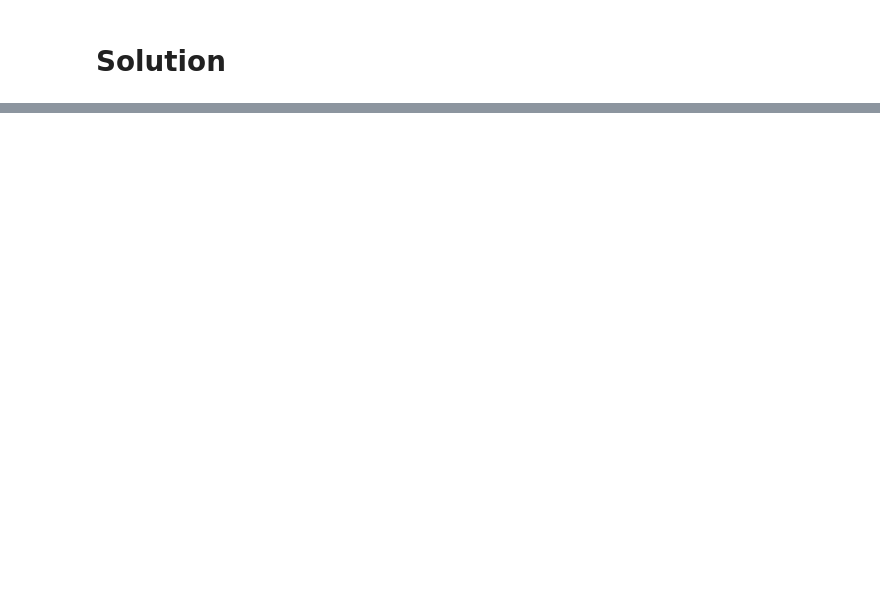
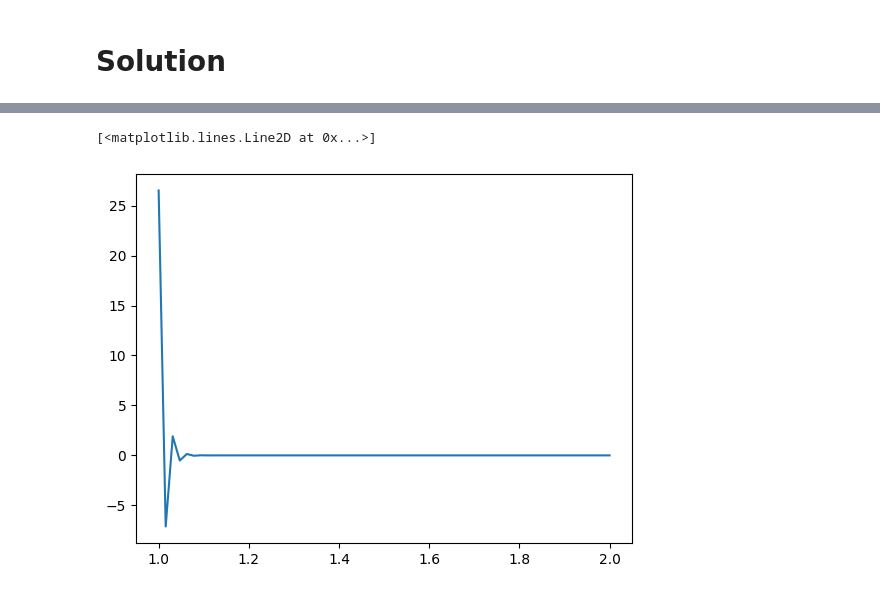
Before and after one commit to Riky2014/Tesi, a Jupyter notebook: 1d_hemo_solver_branch.ipynb, the cells around one changed output, grey strips where cells are left out. Cells and saved outputs as stored; diff of their text form; code cells hidden in the pictures; blank space fills up the shorter version.

```diff
--- a/1d_hemo_solver_branch.ipynb
+++ b/1d_hemo_solver_branch.ipynb
@@ -262,9 +258,9 @@ def compute_branch_value(Ah_1, Ah_2, Ah_3, qh_1, qh_2, qh_3, uh_old_1, uh_old_2,
 # Initial guess
 # %%
 # Define initial guess
-A0_1 = 4e-4
-A0_2 = 4e-4
-A0_3 = 5e-4
+A0_1 = 0.126
+A0_2 = 0.126
+A0_3 = 0.126
 
 q0_1 = 0
 q0_2 = 0
@@ -280,9 +276,9 @@ Ah_old_3, qh_old_3 = uh_old_3.split()
 # %% [markdown]
 # Boundary conditon
 # %%
-beta_1 = K_1 * sqrt(A0_1)
-beta_2 = K_2 * sqrt(A0_2)
-beta_3 = K_3 * sqrt(A0_3)
+beta_1 = 0.060606e7
+beta_2 = 0.060606e7
+beta_3 = 0.060606e7
 
 gamma_1 = 0 # see https://www.researchgate.net/publication/37445437_One-dimensional_models_for_blood_flow_in_arteries pag 12 for reference values
 gamma_2 = 2
@@ -298,10 +298,10 @@ outlet_1 = 'near(x[0], 2)'
 outlet_2 = 'near(x[0], 3)'
 
 A_inlet = Ah_old_1(x_inlet)
-q_inlet = inlet_bc(Ah_old_1, qh_old_1, A0_1, K_1, uh_old_1.dx(0), V_der_1, x_inlet)
+q_inlet = inlet_bc(Ah_old_1, qh_old_1, A0_1, beta_1, uh_old_1.dx(0), V_der_1, x_inlet)
 
-A_outlet_1, q_outlet_1 = outlet_bc(Ah_old_2, qh_old_2, A0_2, K_2, uh_old_2.dx(0), V_der_2, x_outlet_1)
-A_outlet_2, q_outlet_2 = outlet_bc(Ah_old_3, qh_old_3, A0_3, K_3, uh_old_3.dx(0), V_der_3, x_outlet_2)
+A_outlet_1, q_outlet_1 = outlet_bc(Ah_old_2, qh_old_2, A0_2, beta_2, uh_old_2.dx(0), V_der_2, x_outlet_1)
+A_outlet_2, q_outlet_2 = outlet_bc(Ah_old_3, qh_old_3, A0_3, beta_3, uh_old_3.dx(0), V_der_3, x_outlet_2)
 
 A_branch_1, A_branch_2, A_branch_3, q_branch_1, q_branch_2, q_branch_3, err, iter = compute_branch_value(Ah_old_1, Ah_old_2, Ah_old_3, qh_old_1, qh_old_2, qh_old_3, uh_old_1, uh_old_2, uh_old_3,x_branch, 1e-4)
 
@@ -349,9 +349,9 @@ for n in (range(round(num_steps))):
   t += dt
 
   # Solve the problem
-  uh_1 = local_branch_solution(bc_1, V_1, Ah_old_1, qh_old_1, A0_1, K_1)
-  uh_2 = local_branch_solution(bc_2, V_2, Ah_old_2, qh_old_2, A0_2, K_2)
-  uh_3 = local_branch_solution(bc_3, V_3, Ah_old_3, qh_old_3, A0_3, K_3)
+  uh_1 = local_branch_solution(bc_1, V_1, Ah_old_1, qh_old_1, A0_1, beta_1)
+  uh_2 = local_branch_solution(bc_2, V_2, Ah_old_2, qh_old_2, A0_2, beta_2)
+  uh_3 = local_branch_solution(bc_3, V_3, Ah_old_3, qh_old_3, A0_3, beta_3)
 
   Ah_1, qh_1 = uh_1.split(deepcopy = True)
   Ah_2, qh_2 = uh_2.split(deepcopy = True)
@@ -366,17 +366,17 @@ for n in (range(round(num_steps))):
   qh_old_3.assign(qh_3)
 
   # Update bc
-  A_inlet = A0_1 + 0.001 * t
-  q_inlet = inlet_bc(Ah_1, qh_1, A0_1, K_1, uh_1.dx(0), V_der_1, x_inlet)
+  A_inlet = A0_1 + 0.1 * t
+  q_inlet = inlet_bc(Ah_1, qh_1, A0_1, beta_1, uh_1.dx(0), V_der_1, x_inlet)
 
-  A_outlet_1, q_outlet_1 = outlet_bc(Ah_2, qh_2, A0_2, K_2, uh_2.dx(0), V_der_2, x_outlet_1)
-  A_outlet_2, q_outlet_2 = outlet_bc(Ah_3, qh_3, A0_3, K_3, uh_3.dx(0), V_der_3, x_outlet_2)
+  A_outlet_1, q_outlet_1 = outlet_bc(Ah_2, qh_2, A0_2, beta_2, uh_2.dx(0), V_der_2, x_outlet_1)
+  A_outlet_2, q_outlet_2 = outlet_bc(Ah_3, qh_3, A0_3, beta_3, uh_3.dx(0), V_der_3, x_outlet_2)
 
-  A_branch_1, A_branch_2, A_branch_3, q_branch_1, q_branch_2, q_branch_3, err, iter = compute_branch_value(Ah_1, Ah_2, Ah_3, qh_1, qh_2, qh_3, uh_1, uh_2, uh_3, x_branch, 1e-5)
+  A_branch_1, A_branch_2, A_branch_3, q_branch_1, q_branch_2, q_branch_3, err, iter = compute_branch_value(Ah_1, Ah_2, Ah_3, qh_1, qh_2, qh_3, uh_1, uh_2, uh_3, x_branch, 1e-4)
 
   bc_1, bc_2, bc_3 = update_bc(A_inlet, q_inlet, A_outlet_1, q_outlet_1, A_outlet_2, q_outlet_2, A_branch_1, A_branch_2, A_branch_3, q_branch_1, q_branch_2, q_branch_3)
 
   if(n % 1 == 0):
     print()
     print(f'At step {n} took {iter} iteration to impose the branching condition')
-    print(Ah_2.compute_vertex_values(mesh_2))
+    print(Ah_1.compute_vertex_values(mesh_1))
@@ -383,2 +401,5 @@ for n in (range(round(num_steps))):
 # %%
-plot(Ah_2)
+plot(qh_2)
+# %% [output]
+[<matplotlib.lines.Line2D at 0x...>]
+[figure, added]
```
Also changed, not shown: parts of 10 cells of this notebook.
